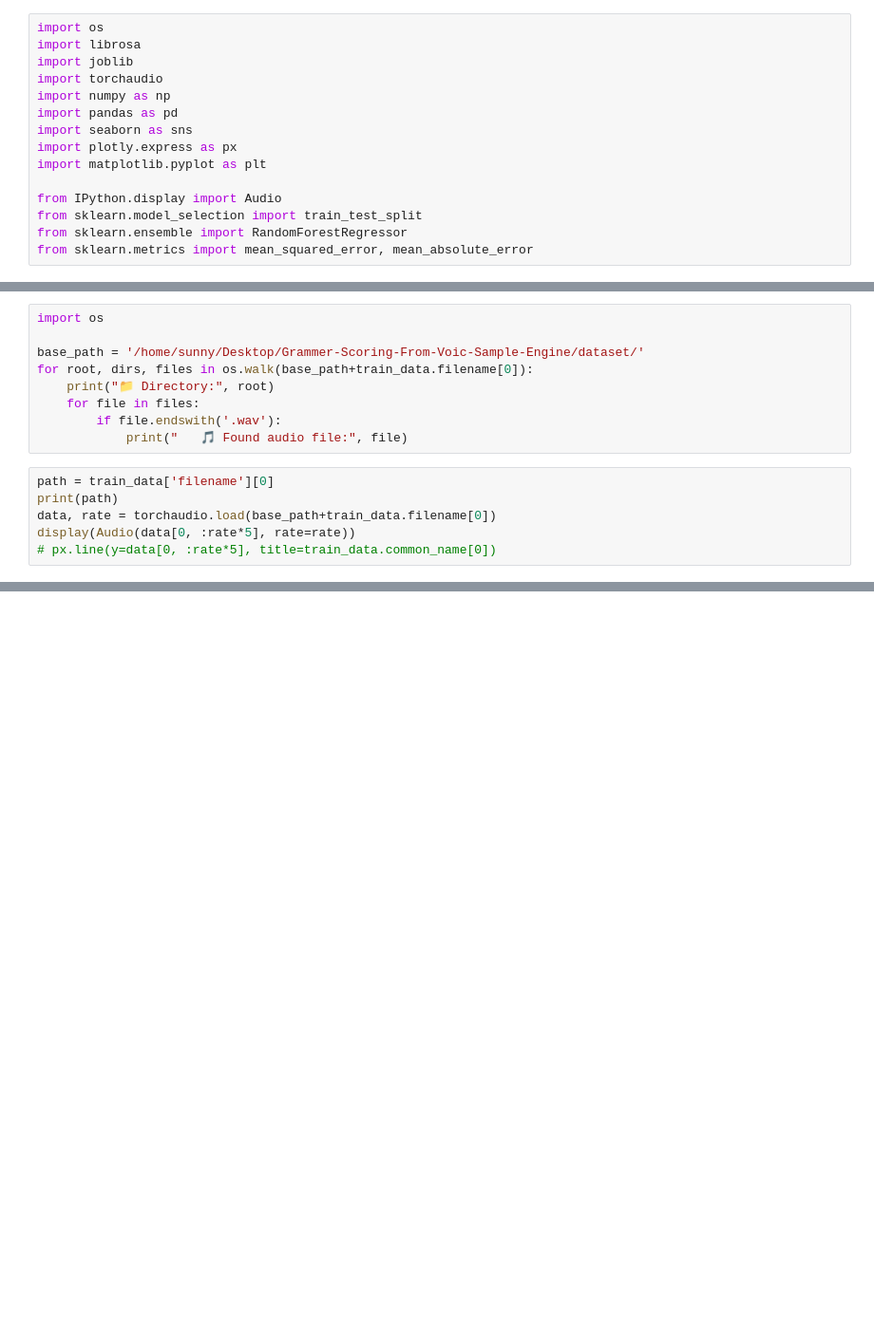
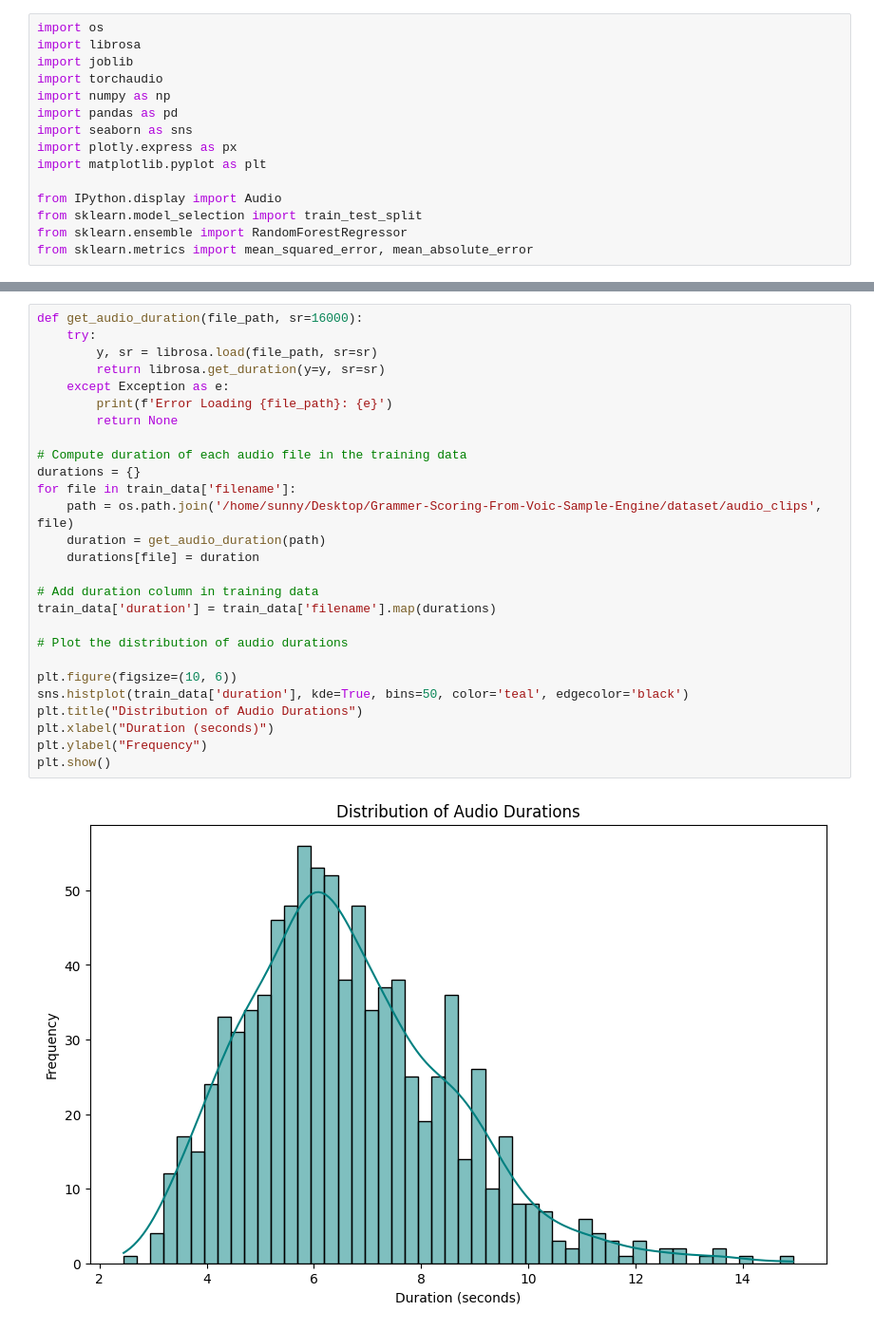
Before and after one commit to Sunnykumar926/Grammer-Scoring-From-Voice-Sample-Engine, a Jupyter notebook: notebook/Grammer_Scoring_Using_Audio_Features.ipynb, the cells around one changed output, grey strips where cells are left out. Shown: that part at 95% size. Saved outputs shown, nothing was run; the diff lists cells and outputs as text; blank space fills up the shorter version.

```diff
--- a/notebook/Grammer_Scoring_Using_Audio_Features.ipynb
+++ b/notebook/Grammer_Scoring_Using_Audio_Features.ipynb
@@ -37,15 +39,0 @@ train_data.head()
-# %%
-import os
-
-base_path = '/home/sunny/Desktop/Grammer-Scoring-From-Voic-Sample-Engine/dataset/'
-for root, dirs, files in os.walk(base_path+train_data.filename[0]):
-    print("📁 Directory:", root)
-    for file in files:
-        if file.endswith('.wav'):
-            print("   🎵 Found audio file:", file)
-# %%
-path = train_data['filename'][0]
-print(path)
-data, rate = torchaudio.load(base_path+train_data.filename[0])
-display(Audio(data[0, :rate*5], rate=rate))
-# px.line(y=data[0, :rate*5], title=train_data.common_name[0])
@@ -57,0 +69,29 @@ frame #1: c10::detail::torchCheckFail(char const*, char const*, unsigned int, st
+# %%
+def get_audio_duration(file_path, sr=16000):
+    try:
+        y, sr = librosa.load(file_path, sr=sr)
+        return librosa.get_duration(y=y, sr=sr)
+    except Exception as e:
+        print(f'Error Loading {file_path}: {e}')
+        return None
+
+# Compute duration of each audio file in the training data
+durations = {}
+for file in train_data['filename']:
+    path = os.path.join('/home/sunny/Desktop/Grammer-Scoring-From-Voic-Sample-Engine/dataset/audio_clips', file)
+    duration = get_audio_duration(path)
+    durations[file] = duration
+
+# Add duration column in training data
+train_data['duration'] = train_data['filename'].map(durations)
+
+# Plot the distribution of audio durations
+
+plt.figure(figsize=(10, 6))
+sns.histplot(train_data['duration'], kde=True, bins=50, color='teal', edgecolor='black')
+plt.title("Distribution of Audio Durations")
+plt.xlabel("Duration (seconds)")
+plt.ylabel("Frequency")
+plt.show()
+# %% [output]
+[figure, added]
```
Also changed, not shown: parts of 10 cells of this notebook.
